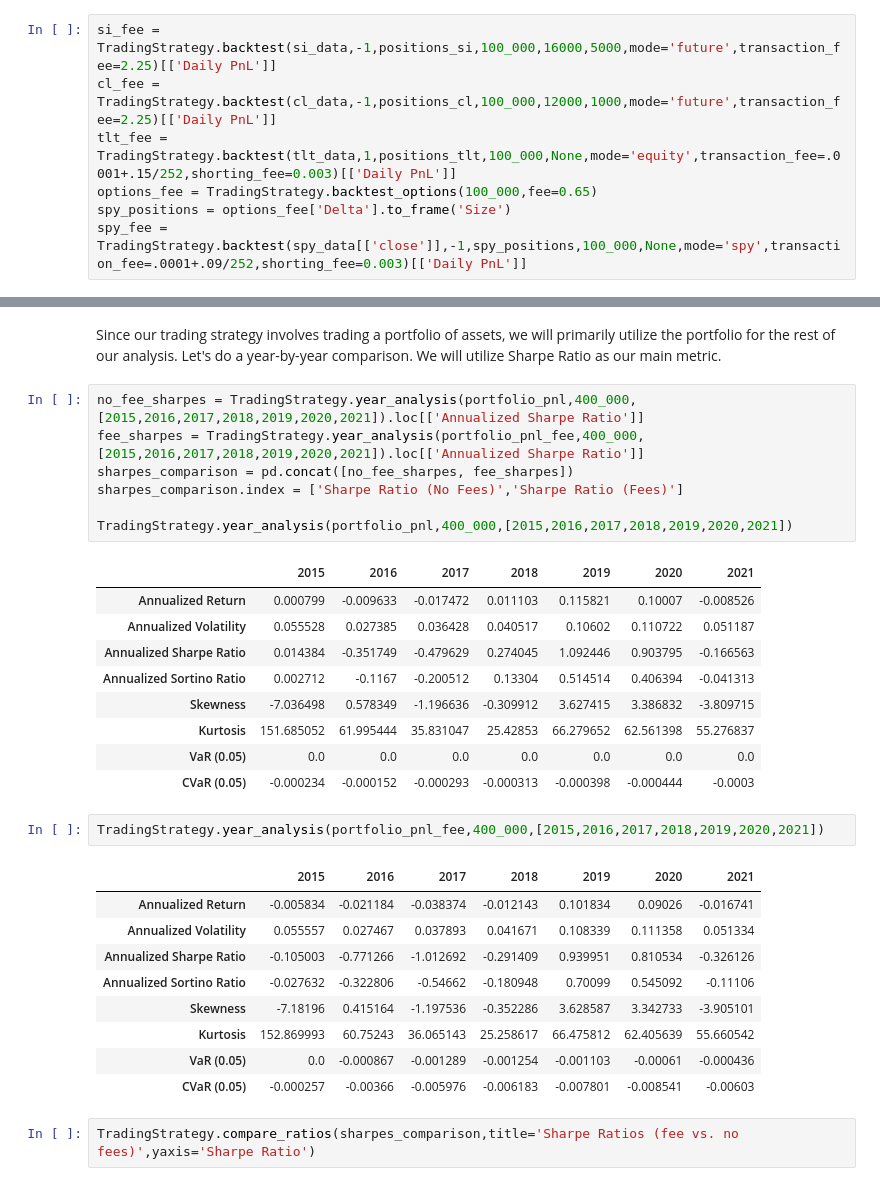
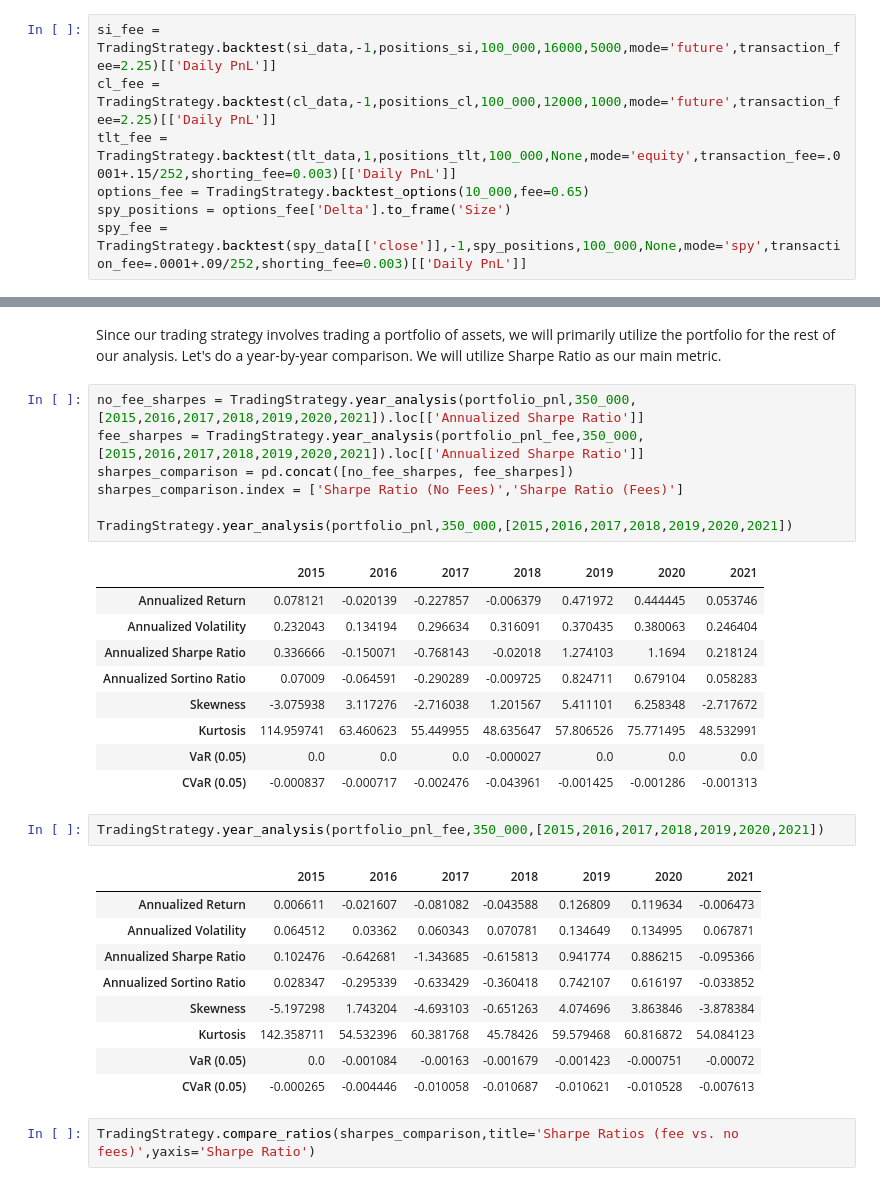
Before and after one commit to tsmcdonnell6604/Quant-Trading-Strategies, a Jupyter notebook: Project/Final_Project.ipynb, the cells around one changed output, grey strips where cells are left out. Cells and saved outputs as stored; diff of their text form.

```diff
--- a/Project/Final_Project.ipynb
+++ b/Project/Final_Project.ipynb
@@ -312,7 +321,7 @@ Let's see what happens when we add transaction fees to everything.
 si_fee = TradingStrategy.backtest(si_data,-1,positions_si,100_000,16000,5000,mode='future',transaction_fee=2.25)[['Daily PnL']]
 cl_fee = TradingStrategy.backtest(cl_data,-1,positions_cl,100_000,12000,1000,mode='future',transaction_fee=2.25)[['Daily PnL']]
 tlt_fee = TradingStrategy.backtest(tlt_data,1,positions_tlt,100_000,None,mode='equity',transaction_fee=.0001+.15/252,shorting_fee=0.003)[['Daily PnL']]
-options_fee = TradingStrategy.backtest_options(100_000,fee=0.65)
+options_fee = TradingStrategy.backtest_options(10_000,fee=0.65)
 spy_positions = options_fee['Delta'].to_frame('Size')
 spy_fee = TradingStrategy.backtest(spy_data[['close']],-1,spy_positions,100_000,None,mode='spy',transaction_fee=.0001+.09/252,shorting_fee=0.003)[['Daily PnL']]
 # %%
@@ -350,34 +359,34 @@ TradingStrategy.performance_metrics((400000+portfolio_pnl_fee.cumsum()).pct_chan
 # %% [markdown]
 Since our trading strategy involves trading a portfolio of assets, we will primarily utilize the portfolio for the rest of our analysis. Let's do a year-by-year comparison. We will utilize Sharpe Ratio as our main metric.
 # %%
-no_fee_sharpes = TradingStrategy.year_analysis(portfolio_pnl,400_000,[2015,2016,2017,2018,2019,2020,2021]).loc[['Annualized Sharpe Ratio']]
-fee_sharpes = TradingStrategy.year_analysis(portfolio_pnl_fee,400_000,[2015,2016,2017,2018,2019,2020,2021]).loc[['Annualized Sharpe Ratio']]
+no_fee_sharpes = TradingStrategy.year_analysis(portfolio_pnl,350_000,[2015,2016,2017,2018,2019,2020,2021]).loc[['Annualized Sharpe Ratio']]
+fee_sharpes = TradingStrategy.year_analysis(portfolio_pnl_fee,350_000,[2015,2016,2017,2018,2019,2020,2021]).loc[['Annualized Sharpe Ratio']]
 sharpes_comparison = pd.concat([no_fee_sharpes, fee_sharpes])
 sharpes_comparison.index = ['Sharpe Ratio (No Fees)','Sharpe Ratio (Fees)']
 
-TradingStrategy.year_analysis(portfolio_pnl,400_000,[2015,2016,2017,2018,2019,2020,2021])
+TradingStrategy.year_analysis(portfolio_pnl,350_000,[2015,2016,2017,2018,2019,2020,2021])
 # %% [output]
 |  | 2015 | 2016 | 2017 | 2018 | 2019 | 2020 | 2021 |
-| Annualized Return | 0.000799 | -0.009633 | -0.017472 | 0.011103 | 0.115821 | 0.10007 | -0.008526 |
-| Annualized Volatility | 0.055528 | 0.027385 | 0.036428 | 0.040517 | 0.10602 | 0.110722 | 0.051187 |
-| Annualized Sharpe Ratio | 0.014384 | -0.351749 | -0.479629 | 0.274045 | 1.092446 | 0.903795 | -0.166563 |
-| Annualized Sortino Ratio | 0.002712 | -0.1167 | -0.200512 | 0.13304 | 0.514514 | 0.406394 | -0.041313 |
-| Skewness | -7.036498 | 0.578349 | -1.196636 | -0.309912 | 3.627415 | 3.386832 | -3.809715 |
-| Kurtosis | 151.685052 | 61.995444 | 35.831047 | 25.42853 | 66.279652 | 62.561398 | 55.276837 |
-| VaR (0.05) | 0.0 | 0.0 | 0.0 | 0.0 | 0.0 | 0.0 | 0.0 |
-| CVaR (0.05) | -0.000234 | -0.000152 | -0.000293 | -0.000313 | -0.000398 | -0.000444 | -0.0003 |
+| Annualized Return | 0.078121 | -0.020139 | -0.227857 | -0.006379 | 0.471972 | 0.444445 | 0.053746 |
+| Annualized Volatility | 0.232043 | 0.134194 | 0.296634 | 0.316091 | 0.370435 | 0.380063 | 0.246404 |
+| Annualized Sharpe Ratio | 0.336666 | -0.150071 | -0.768143 | -0.02018 | 1.274103 | 1.1694 | 0.218124 |
+| Annualized Sortino Ratio | 0.07009 | -0.064591 | -0.290289 | -0.009725 | 0.824711 | 0.679104 | 0.058283 |
+| Skewness | -3.075938 | 3.117276 | -2.716038 | 1.201567 | 5.411101 | 6.258348 | -2.717672 |
+| Kurtosis | 114.959741 | 63.460623 | 55.449955 | 48.635647 | 57.806526 | 75.771495 | 48.532991 |
+| VaR (0.05) | 0.0 | 0.0 | 0.0 | -0.000027 | 0.0 | 0.0 | 0.0 |
+| CVaR (0.05) | -0.000837 | -0.000717 | -0.002476 | -0.043961 | -0.001425 | -0.001286 | -0.001313 |
 # %%
-TradingStrategy.year_analysis(portfolio_pnl_fee,400_000,[2015,2016,2017,2018,2019,2020,2021])
+TradingStrategy.year_analysis(portfolio_pnl_fee,350_000,[2015,2016,2017,2018,2019,2020,2021])
 # %% [output]
 |  | 2015 | 2016 | 2017 | 2018 | 2019 | 2020 | 2021 |
-| Annualized Return | -0.005834 | -0.021184 | -0.038374 | -0.012143 | 0.101834 | 0.09026 | -0.016741 |
-| Annualized Volatility | 0.055557 | 0.027467 | 0.037893 | 0.041671 | 0.108339 | 0.111358 | 0.051334 |
-| Annualized Sharpe Ratio | -0.105003 | -0.771266 | -1.012692 | -0.291409 | 0.939951 | 0.810534 | -0.326126 |
-| Annualized Sortino Ratio | -0.027632 | -0.322806 | -0.54662 | -0.180948 | 0.70099 | 0.545092 | -0.11106 |
-| Skewness | -7.18196 | 0.415164 | -1.197536 | -0.352286 | 3.628587 | 3.342733 | -3.905101 |
-| Kurtosis | 152.869993 | 60.75243 | 36.065143 | 25.258617 | 66.475812 | 62.405639 | 55.660542 |
-| VaR (0.05) | 0.0 | -0.000867 | -0.001289 | -0.001254 | -0.001103 | -0.00061 | -0.000436 |
-| CVaR (0.05) | -0.000257 | -0.00366 | -0.005976 | -0.006183 | -0.007801 | -0.008541 | -0.00603 |
+| Annualized Return | 0.006611 | -0.021607 | -0.081082 | -0.043588 | 0.126809 | 0.119634 | -0.006473 |
+| Annualized Volatility | 0.064512 | 0.03362 | 0.060343 | 0.070781 | 0.134649 | 0.134995 | 0.067871 |
+| Annualized Sharpe Ratio | 0.102476 | -0.642681 | -1.343685 | -0.615813 | 0.941774 | 0.886215 | -0.095366 |
+| Annualized Sortino Ratio | 0.028347 | -0.295339 | -0.633429 | -0.360418 | 0.742107 | 0.616197 | -0.033852 |
+| Skewness | -5.197298 | 1.743204 | -4.693103 | -0.651263 | 4.074696 | 3.863846 | -3.878384 |
+| Kurtosis | 142.358711 | 54.532396 | 60.381768 | 45.78426 | 59.579468 | 60.816872 | 54.084123 |
+| VaR (0.05) | 0.0 | -0.001084 | -0.00163 | -0.001679 | -0.001423 | -0.000751 | -0.00072 |
+| CVaR (0.05) | -0.000265 | -0.004446 | -0.010058 | -0.010687 | -0.010621 | -0.010528 | -0.007613 |
 # %%
 TradingStrategy.compare_ratios(sharpes_comparison,title='Sharpe Ratios (fee vs. no fees)',yaxis='Sharpe Ratio')
 # %% [markdown]
```
Also changed, not shown: parts of 25 cells of this notebook, 3 other files.
